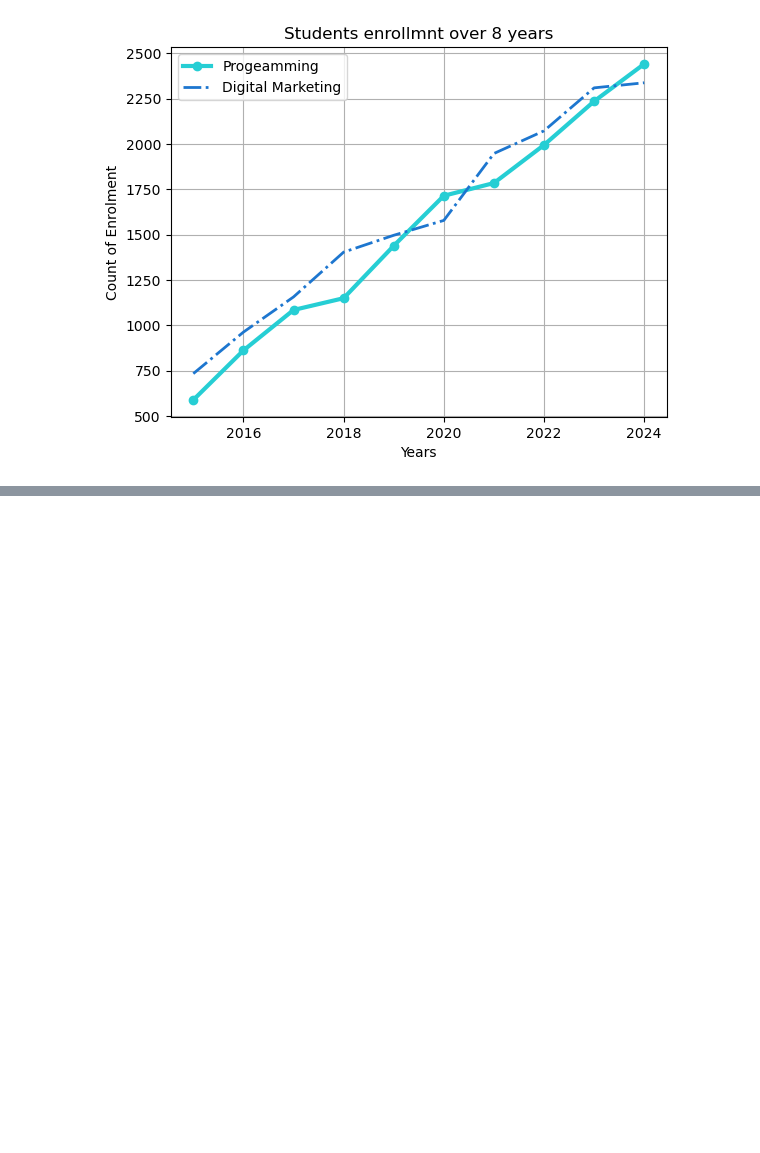
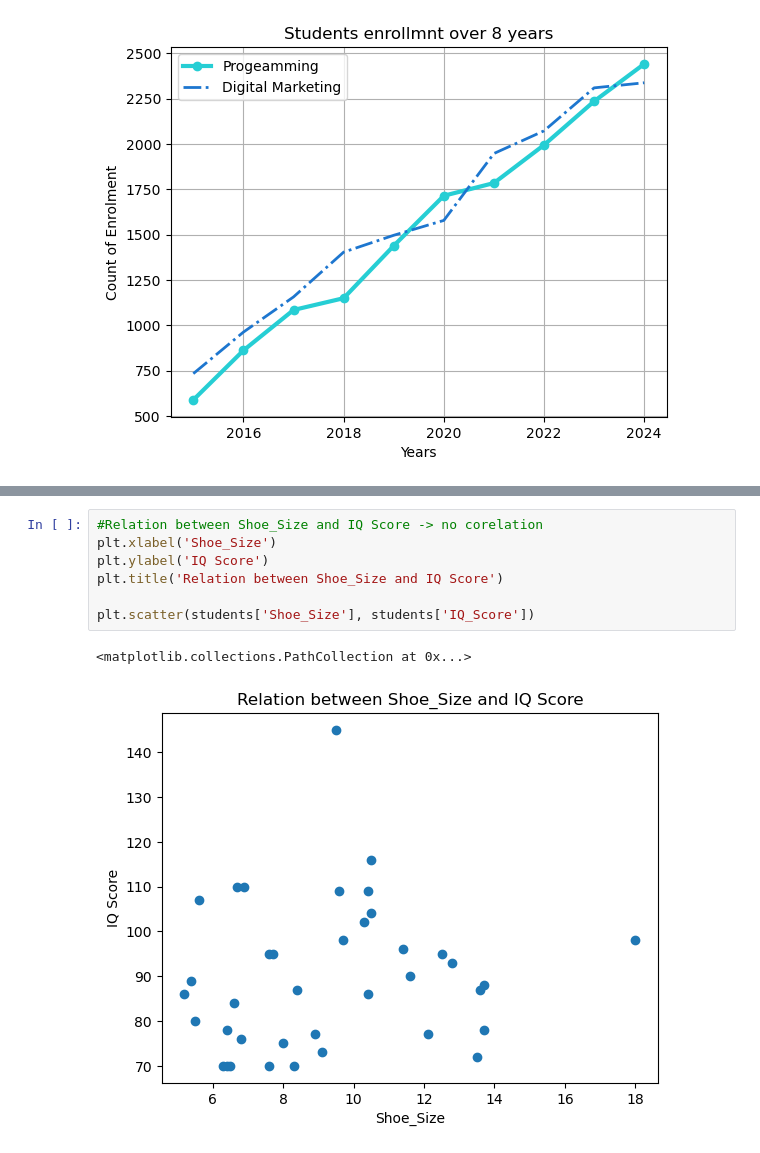
Before and after one commit to hasibprangon/data-visualization-with-matplotlib-p-1, a Jupyter notebook: module-13.ipynb, the cells around one changed output, grey strips where cells are left out. Saved outputs shown, nothing was run; the diff lists cells and outputs as text; blank space fills up the shorter version.

```diff
--- a/module-13.ipynb
+++ b/module-13.ipynb
@@ -108,0 +143,10 @@ plt.show()
+# %%
+#Relation between Shoe_Size and IQ Score -> no corelation
+plt.xlabel('Shoe_Size')
+plt.ylabel('IQ Score')
+plt.title('Relation between Shoe_Size and IQ Score')
+
+plt.scatter(students['Shoe_Size'], students['IQ_Score'])
+# %% [output]
+<matplotlib.collections.PathCollection at 0x...>
+[figure, added]
```
Also changed, not shown: parts of 5 cells of this notebook, 1 other file.
